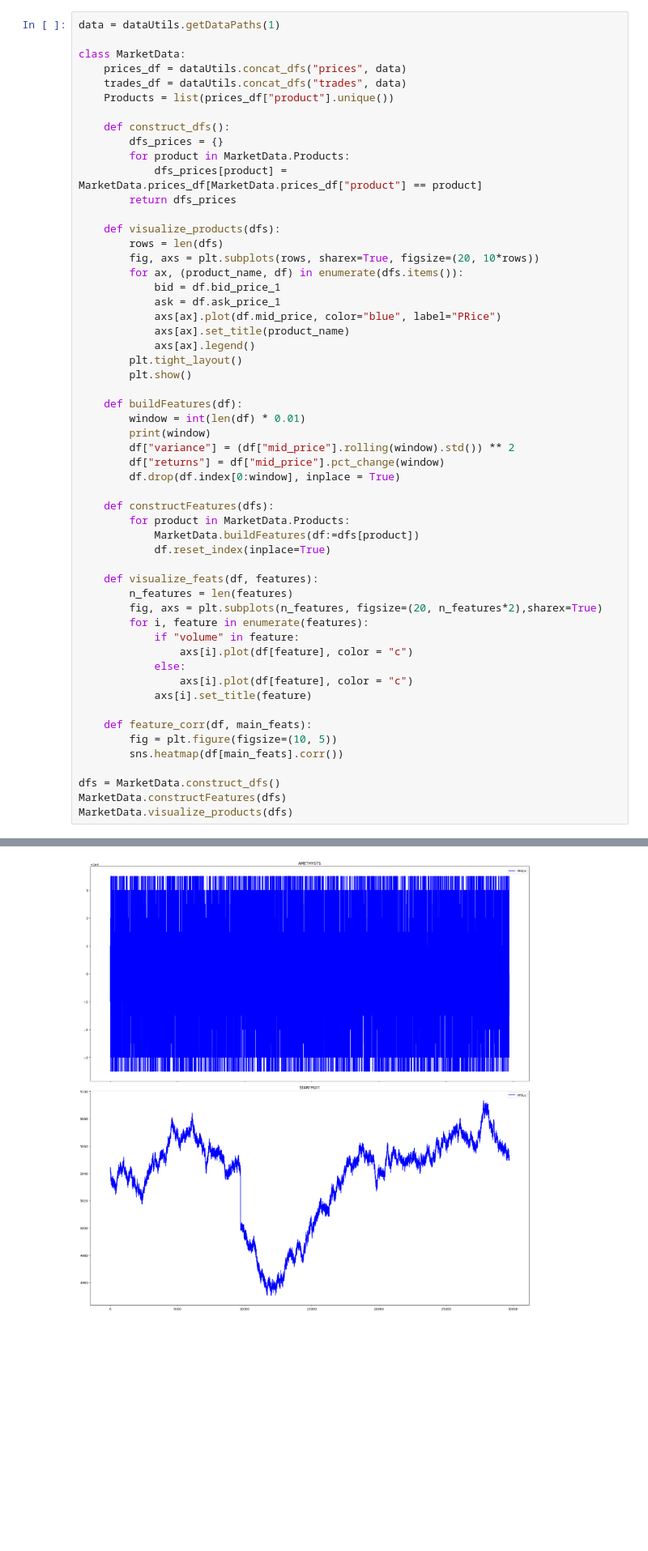
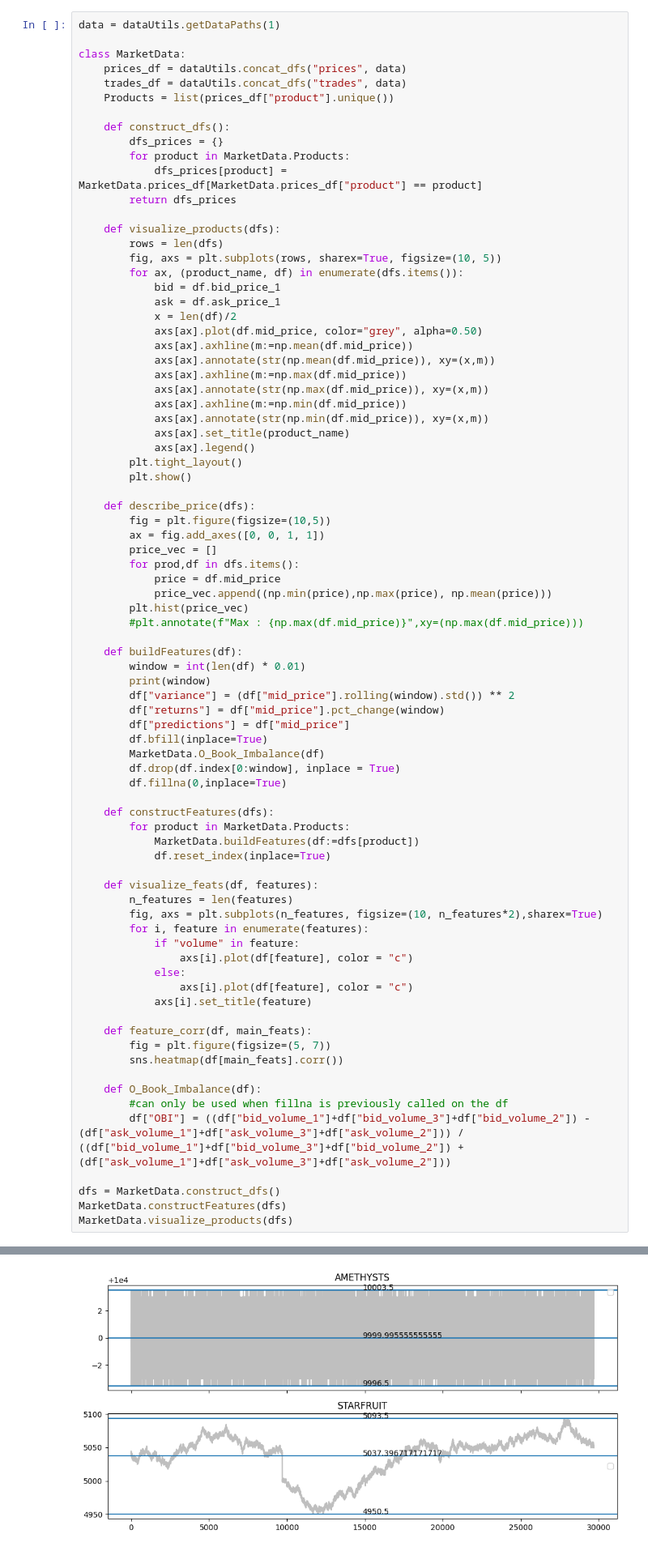
Before and after one commit to rvargas42/IMC_Prosperity2_BigWhales, a Jupyter notebook: Research/round_1/EDA_1.ipynb, the cells around one changed output, grey strips where cells are left out. Shown at 81% size. Drawn from its saved outputs; the diff is of its cells as text; blank space fills up the shorter version.

Commit message:
EDA done! -> next: new market making logic

```diff
--- a/Research/round_1/EDA_1.ipynb
+++ b/Research/round_1/EDA_1.ipynb
@@ -30,22 +32,43 @@ class MarketData:
 
     def visualize_products(dfs):
         rows = len(dfs)
-        fig, axs = plt.subplots(rows, sharex=True, figsize=(20, 10*rows))
+        fig, axs = plt.subplots(rows, sharex=True, figsize=(10, 5))
         for ax, (product_name, df) in enumerate(dfs.items()):
             bid = df.bid_price_1
             ask = df.ask_price_1
-            axs[ax].plot(df.mid_price, color="blue", label="PRice")
+            x = len(df)/2
+            axs[ax].plot(df.mid_price, color="grey", alpha=0.50)
+            axs[ax].axhline(m:=np.mean(df.mid_price))
+            axs[ax].annotate(str(np.mean(df.mid_price)), xy=(x,m))
+            axs[ax].axhline(m:=np.max(df.mid_price))
+            axs[ax].annotate(str(np.max(df.mid_price)), xy=(x,m))
+            axs[ax].axhline(m:=np.min(df.mid_price))
+            axs[ax].annotate(str(np.min(df.mid_price)), xy=(x,m))
             axs[ax].set_title(product_name)
             axs[ax].legend()
         plt.tight_layout()
         plt.show()
+
+    def describe_price(dfs):
+        fig = plt.figure(figsize=(10,5))
+        ax = fig.add_axes([0, 0, 1, 1])
+        price_vec = []
+        for prod,df in dfs.items():
+            price = df.mid_price
+            price_vec.append((np.min(price),np.max(price), np.mean(price)))
+        plt.hist(price_vec)
+        #plt.annotate(f"Max : {np.max(df.mid_price)}",xy=(np.max(df.mid_price)))
 
     def buildFeatures(df):
         window = int(len(df) * 0.01)
         print(window)
         df["variance"] = (df["mid_price"].rolling(window).std()) ** 2
         df["returns"] = df["mid_price"].pct_change(window)
+        df["predictions"] = df["mid_price"]
+        df.bfill(inplace=True)
+        MarketData.O_Book_Imbalance(df)
         df.drop(df.index[0:window], inplace = True)
+        df.fillna(0,inplace=True)
 
     def constructFeatures(dfs):
         for product in MarketData.Products:
@@ -54,7 +77,7 @@ class MarketData:
 
     def visualize_feats(df, features):
         n_features = len(features)
-        fig, axs = plt.subplots(n_features, figsize=(20, n_features*2),sharex=True)
+        fig, axs = plt.subplots(n_features, figsize=(10, n_features*2),sharex=True)
         for i, feature in enumerate(features):
             if "volume" in feature:
                 axs[i].plot(df[feature], color = "c")
@@ -63,8 +86,12 @@ class MarketData:
             axs[i].set_title(feature)
 
     def feature_corr(df, main_feats):
-        fig = plt.figure(figsize=(10, 5))
+        fig = plt.figure(figsize=(5, 7))
         sns.heatmap(df[main_feats].corr())
+
+    def O_Book_Imbalance(df):
+        #can only be used when fillna is previously called on the df
+        df["OBI"] = ((df["bid_volume_1"]+df["bid_volume_3"]+df["bid_volume_2"]) - (df["ask_volume_1"]+df["ask_volume_3"]+df["ask_volume_2"])) / ((df["bid_volume_1"]+df["bid_volume_3"]+df["bid_volume_2"]) + (df["ask_volume_1"]+df["ask_volume_3"]+df["ask_volume_2"]))
 
 dfs = MarketData.construct_dfs()
 MarketData.constructFeatures(dfs)
@@ -92,4 +119,4 @@ See the caveats in the documentation: https://pandas.pydata.org/pandas-docs/stab
-[figure, old version]
+[figure, new version]
 # %% [markdown]
 #### Explore Features
 # %% [markdown]
```
Also changed, not shown: parts of 19 cells of this notebook, 9 other files.
